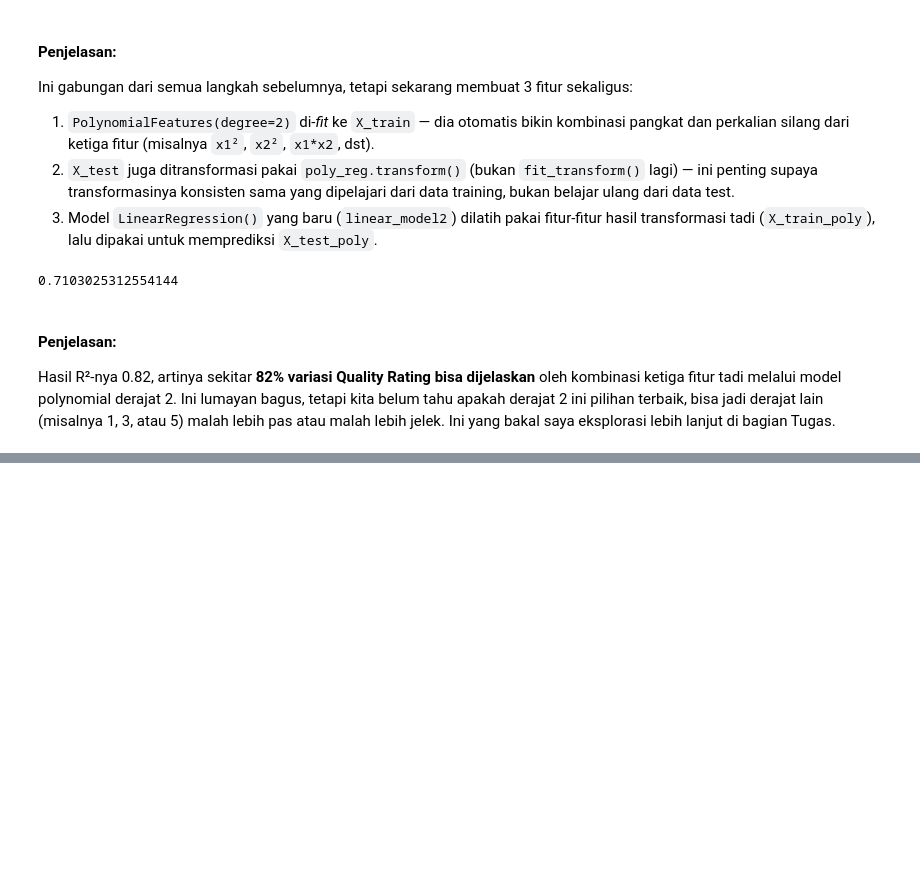
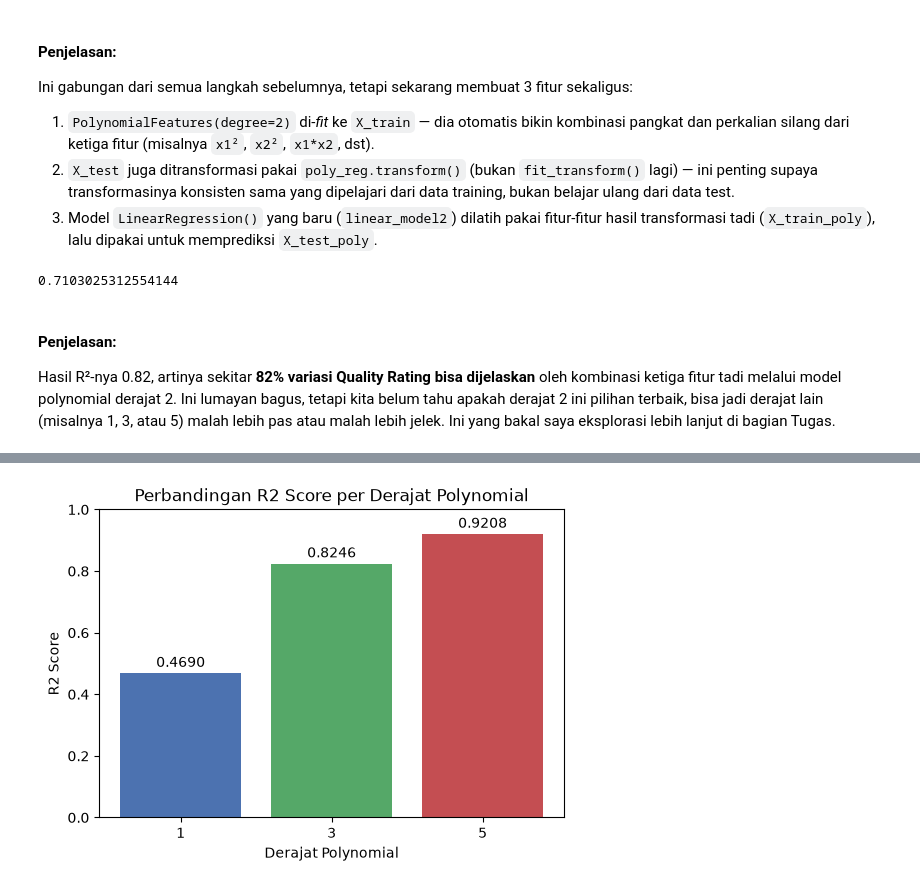
Before and after one commit to Christina-Sitinjak/CERTAN, a Jupyter notebook: Week 3/Sesi 3/Polynomial_Regression_42324056.ipynb, the cells around one changed output, grey strips where cells are left out. Drawn from its saved outputs; the diff is of its cells as text; code cells hidden in the pictures; blank space fills up the shorter version.

Commit message:
rename nama dan menggabungkan tugas dlm 1 file polynomial regression

```diff
--- a/Week 3/Sesi 3/Praktikum_Polynomial_Regression_42324056.ipynb
+++ b/Week 3/Sesi 3/Polynomial_Regression_42324056.ipynb
@@ -168,0 +172,13 @@ Hasil R²-nya 0.82, artinya sekitar **82% variasi Quality Rating bisa dijelaskan
+# %%
+import pandas as pd
+from sklearn.preprocessing import PolynomialFeatures
+from sklearn.linear_model import LinearRegression
+from sklearn.model_selection import train_test_split
+from sklearn.metrics import r2_score
+
+dataset = pd.read_csv('manufacturing.csv')
+
+X = dataset.iloc[:, 2:5].values
+y = dataset.iloc[:, 5].values
+
+X_train, X_test, y_train, y_test = train_test_split(X, y, test_size=0.2, random_state=0)
@@ -168,0 +188,16 @@ Hasil R²-nya 0.82, artinya sekitar **82% variasi Quality Rating bisa dijelaskan
+# %%
+hasil_r2 = {}
+
+for degree in [1, 3, 5]:
+    poly_reg = PolynomialFeatures(degree=degree)
+    X_train_poly = poly_reg.fit_transform(X_train)
+    X_test_poly = poly_reg.transform(X_test)
+
+    model = LinearRegression()
+    model.fit(X_train_poly, y_train)
+
+    y_pred = model.predict(X_test_poly)
+    score = r2_score(y_test, y_pred)
+
+    hasil_r2[degree] = score
+    print(f"Derajat {degree}: R2 = {score:.6f}  (jumlah fitur hasil transformasi: {X_train_poly.shape[1]})")
@@ -168,0 +216,14 @@ Hasil R²-nya 0.82, artinya sekitar **82% variasi Quality Rating bisa dijelaskan
+# %%
+import matplotlib.pyplot as plt
+
+plt.figure(figsize=(6,4))
+plt.bar([str(d) for d in hasil_r2.keys()], hasil_r2.values(), color=['#4C72B0', '#55A868', '#C44E52'])
+plt.title('Perbandingan R2 Score per Derajat Polynomial')
+plt.xlabel('Derajat Polynomial')
+plt.ylabel('R2 Score')
+plt.ylim(0, 1)
+for i, (deg, score) in enumerate(hasil_r2.items()):
+    plt.text(i, score + 0.02, f'{score:.4f}', ha='center')
+plt.show()
+# %% [output]
+[figure, added]
```
Also changed, not shown: parts of 8 cells of this notebook.
